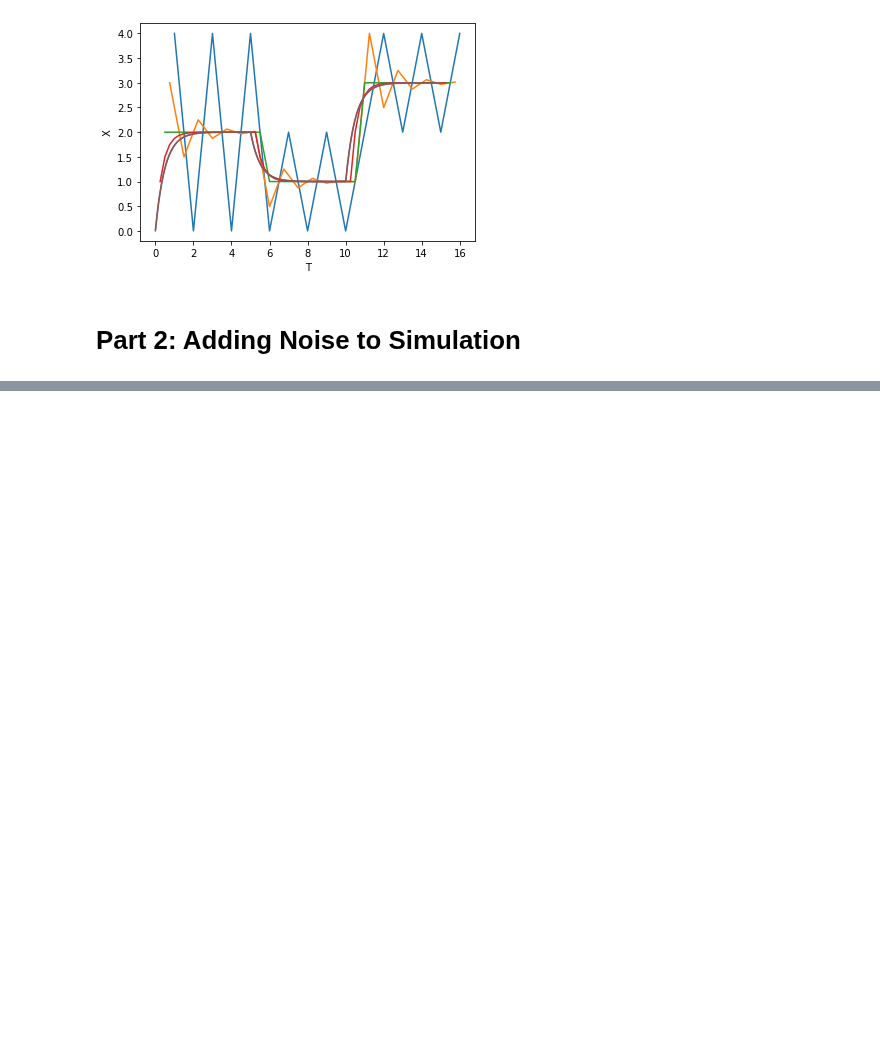
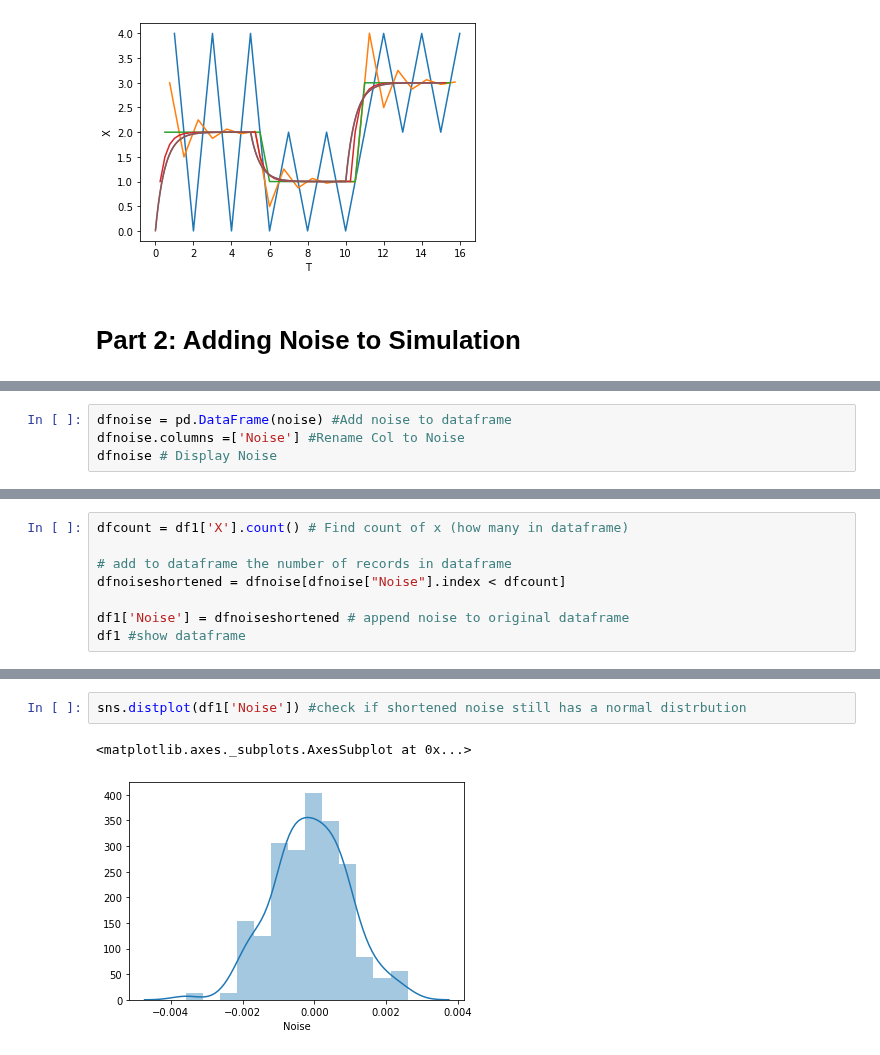
Before and after one commit to JamesDun2866/Computational-Science, a Jupyter notebook: Computational Science.ipynb, the cells around one changed output, grey strips where cells are left out. Saved outputs shown, nothing was run; the diff lists cells and outputs as text; blank space fills up the shorter version.

```diff
--- a/Computational Science.ipynb
+++ b/Computational Science.ipynb
@@ -204,0 +223,4 @@ sns.distplot(Noisedf)
+# %%
+dfnoise = pd.DataFrame(noise) #Add noise to dataframe
+dfnoise.columns =['Noise'] #Rename Col to Noise
+dfnoise # Display Noise
@@ -204,0 +241,8 @@ sns.distplot(Noisedf)
+# %%
+dfcount = df1['X'].count() # Find count of x (how many in dataframe)
+
+# add to dataframe the number of records in dataframe
+dfnoiseshortened = dfnoise[dfnoise["Noise"].index < dfcount]
+
+df1['Noise'] = dfnoiseshortened # append noise to original dataframe
+df1 #show dataframe
@@ -204,0 +263,5 @@ sns.distplot(Noisedf)
+# %%
+sns.distplot(df1['Noise']) #check if shortened noise still has a normal distrbution
+# %% [output]
+<matplotlib.axes._subplots.AxesSubplot at 0x...>
+[figure, added]
```
Also changed, not shown: parts of 22 cells of this notebook.
